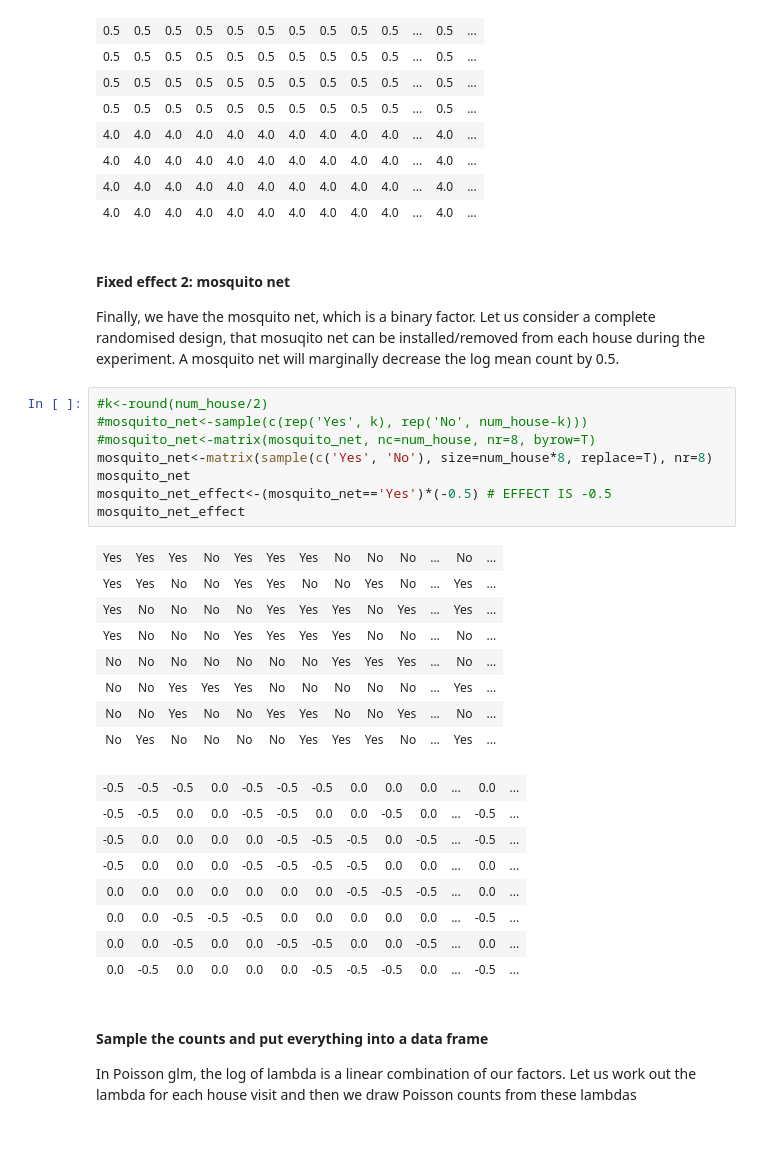
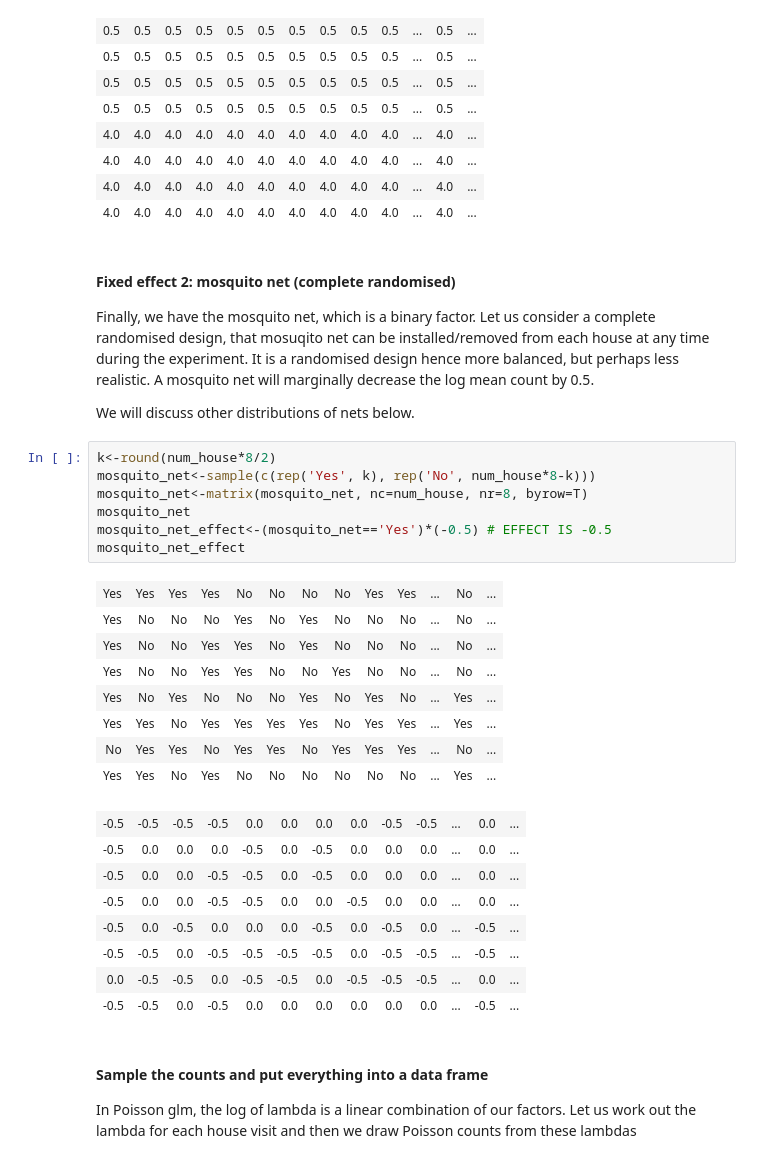
Before and after one commit to tinyuhui/PSC_modelling, a Jupyter notebook: confounding variance.ipynb, the cells around one changed output. Saved outputs shown, nothing was run; the diff lists cells and outputs as text.

```diff
--- a/confounding variance.ipynb
+++ b/confounding variance.ipynb
@@ -108,33 +114,34 @@ month_effect
 | 4.0 | 4.0 | 4.0 | 4.0 | 4.0 | 4.0 | 4.0 | 4.0 | 4.0 | 4.0 | ... | 4.0 | ... |
 | 4.0 | 4.0 | 4.0 | 4.0 | 4.0 | 4.0 | 4.0 | 4.0 | 4.0 | 4.0 | ... | 4.0 | ... |
 # %% [markdown]
-#### Fixed effect 2: mosquito net
-Finally, we have the mosquito net, which is a binary factor. Let us consider a complete randomised design, that mosuqito net can be installed/removed from each house during the experiment. A mosquito net will marginally decrease the log mean count by 0.5.
+#### Fixed effect 2: mosquito net (complete randomised)
+Finally, we have the mosquito net, which is a binary factor. Let us consider a complete randomised design, that mosuqito net can be installed/removed from each house at any time during the experiment. It is a randomised design hence more balanced, but perhaps less realistic. A mosquito net will marginally decrease the log mean count by 0.5.
+
+We will discuss other distributions of nets below.
 # %%
-#k<-round(num_house/2)
-#mosquito_net<-sample(c(rep('Yes', k), rep('No', num_house-k)))
-#mosquito_net<-matrix(mosquito_net, nc=num_house, nr=8, byrow=T)
-mosquito_net<-matrix(sample(c('Yes', 'No'), size=num_house*8, replace=T), nr=8)
+k<-round(num_house*8/2)
+mosquito_net<-sample(c(rep('Yes', k), rep('No', num_house*8-k)))
+mosquito_net<-matrix(mosquito_net, nc=num_house, nr=8, byrow=T)
 mosquito_net
 mosquito_net_effect<-(mosquito_net=='Yes')*(-0.5) # EFFECT IS -0.5
 mosquito_net_effect
 # %% [output]
-| Yes | Yes | Yes | No | Yes | Yes | Yes | No | No | No | ... | No | ... |
-| Yes | Yes | No | No | Yes | Yes | No | No | Yes | No | ... | Yes | ... |
-| Yes | No | No | No | No | Yes | Yes | Yes | No | Yes | ... | Yes | ... |
-| Yes | No | No | No | Yes | Yes | Yes | Yes | No | No | ... | No | ... |
-| No | No | No | No | No | No | No | Yes | Yes | Yes | ... | No | ... |
-| No | No | Yes | Yes | Yes | No | No | No | No | No | ... | Yes | ... |
-| No | No | Yes | No | No | Yes | Yes | No | No | Yes | ... | No | ... |
-| No | Yes | No | No | No | No | Yes | Yes | Yes | No | ... | Yes | ... |
+| Yes | Yes | Yes | Yes | No | No | No | No | Yes | Yes | ... | No | ... |
+| Yes | No | No | No | Yes | No | Yes | No | No | No | ... | No | ... |
+| Yes | No | No | Yes | Yes | No | Yes | No | No | No | ... | No | ... |
+| Yes | No | No | Yes | Yes | No | No | Yes | No | No | ... | No | ... |
+| Yes | No | Yes | No | No | No | Yes | No | Yes | No | ... | Yes | ... |
+| Yes | Yes | No | Yes | Yes | Yes | Yes | No | Yes | Yes | ... | Yes | ... |
+| No | Yes | Yes | No | Yes | Yes | No | Yes | Yes | Yes | ... | No | ... |
+| Yes | Yes | No | Yes | No | No | No | No | No | No | ... | Yes | ... |
-| -0.5 | -0.5 | -0.5 | 0.0 | -0.5 | -0.5 | -0.5 | 0.0 | 0.0 | 0.0 | ... | 0.0 | ... |
-| -0.5 | -0.5 | 0.0 | 0.0 | -0.5 | -0.5 | 0.0 | 0.0 | -0.5 | 0.0 | ... | -0.5 | ... |
-| -0.5 | 0.0 | 0.0 | 0.0 | 0.0 | -0.5 | -0.5 | -0.5 | 0.0 | -0.5 | ... | -0.5 | ... |
-| -0.5 | 0.0 | 0.0 | 0.0 | -0.5 | -0.5 | -0.5 | -0.5 | 0.0 | 0.0 | ... | 0.0 | ... |
-| 0.0 | 0.0 | 0.0 | 0.0 | 0.0 | 0.0 | 0.0 | -0.5 | -0.5 | -0.5 | ... | 0.0 | ... |
-| 0.0 | 0.0 | -0.5 | -0.5 | -0.5 | 0.0 | 0.0 | 0.0 | 0.0 | 0.0 | ... | -0.5 | ... |
-| 0.0 | 0.0 | -0.5 | 0.0 | 0.0 | -0.5 | -0.5 | 0.0 | 0.0 | -0.5 | ... | 0.0 | ... |
-| 0.0 | -0.5 | 0.0 | 0.0 | 0.0 | 0.0 | -0.5 | -0.5 | -0.5 | 0.0 | ... | -0.5 | ... |
+| -0.5 | -0.5 | -0.5 | -0.5 | 0.0 | 0.0 | 0.0 | 0.0 | -0.5 | -0.5 | ... | 0.0 | ... |
+| -0.5 | 0.0 | 0.0 | 0.0 | -0.5 | 0.0 | -0.5 | 0.0 | 0.0 | 0.0 | ... | 0.0 | ... |
+| -0.5 | 0.0 | 0.0 | -0.5 | -0.5 | 0.0 | -0.5 | 0.0 | 0.0 | 0.0 | ... | 0.0 | ... |
+| -0.5 | 0.0 | 0.0 | -0.5 | -0.5 | 0.0 | 0.0 | -0.5 | 0.0 | 0.0 | ... | 0.0 | ... |
+| -0.5 | 0.0 | -0.5 | 0.0 | 0.0 | 0.0 | -0.5 | 0.0 | -0.5 | 0.0 | ... | -0.5 | ... |
+| -0.5 | -0.5 | 0.0 | -0.5 | -0.5 | -0.5 | -0.5 | 0.0 | -0.5 | -0.5 | ... | -0.5 | ... |
+| 0.0 | -0.5 | -0.5 | 0.0 | -0.5 | -0.5 | 0.0 | -0.5 | -0.5 | -0.5 | ... | 0.0 | ... |
+| -0.5 | -0.5 | 0.0 | -0.5 | 0.0 | 0.0 | 0.0 | 0.0 | 0.0 | 0.0 | ... | -0.5 | ... |
 # %% [markdown]
 #### Sample the counts and put everything into a data frame
 In Poisson glm, the log of lambda is a linear combination of our factors. Let us work out the lambda for each house visit and then we draw Poisson counts from these lambdas
```
Also changed, not shown: parts of 28 cells of this notebook.
